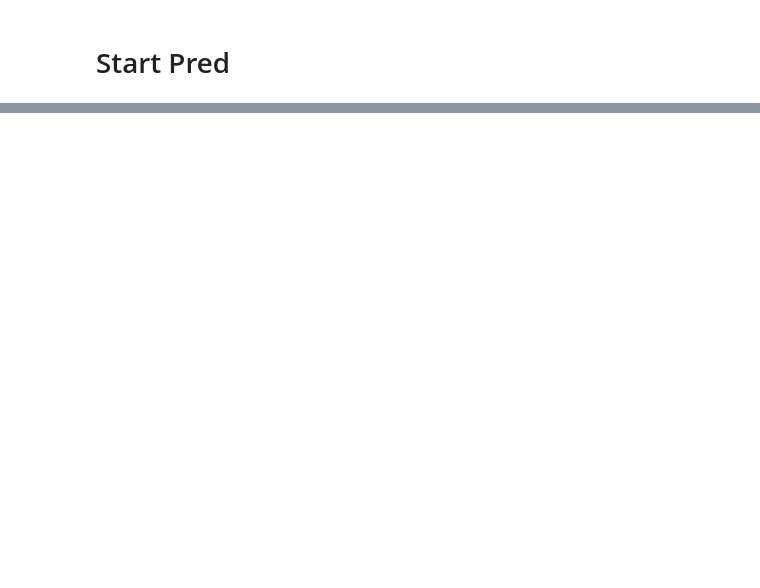
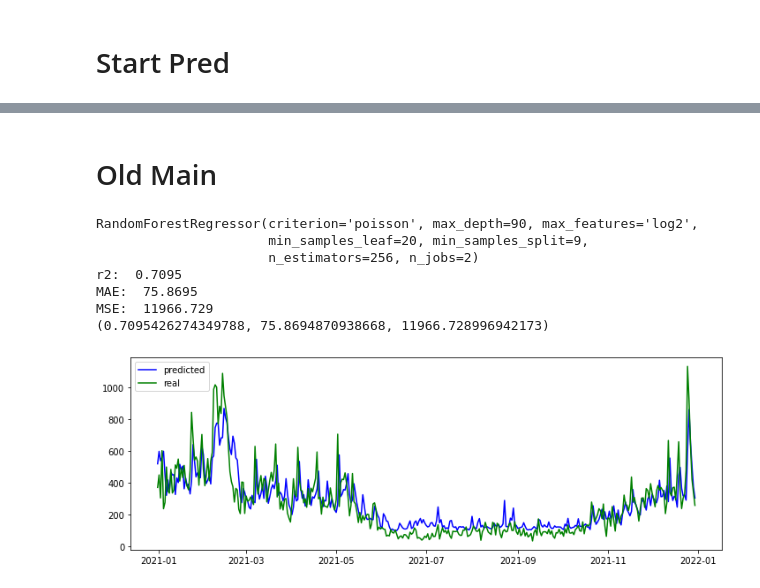
Before and after one commit to jw54kysa/bachelor_thesis_idle_time_prediction_nextbike, a Jupyter notebook: scripts/time_series/time_series_prediction.ipynb, the cells around one changed output, grey strips where cells are left out. Saved outputs shown, nothing was run; the diff lists cells and outputs as text; code cells hidden in the pictures; blank space fills up the shorter version.

```diff
--- a/scripts/time_series/time_series_prediction.ipynb
+++ b/scripts/time_series/time_series_prediction.ipynb
@@ -7,11 +7,17 @@ import statistics
 import matplotlib.pyplot as plt
 from tqdm import tqdm
 import pickle
-picklefile = open(f'../../data/time_series_data/old/tsdata_all hex', 'rb')
+
+
+#picklefile = open(f'../../data/time_series_data/ts_data_881f1a8cb7fffff_AugustusPlatz.csv', 'rb')
 #pickle the dataframe
-tsdata = pickle.load(picklefile)
+#tsdata = pickle.load(picklefile)
 #close file
-picklefile.close()
+#picklefile.close()
+
+tsdata = pd.read_csv('../../data/time_series_data/ts_data_881f1a8cb7fffff_AugustusPlatz.csv')
+tsdata['date'] = pd.to_datetime(tsdata['date'])
+tsdata = tsdata.set_index(['date'])
 # %%
 # ADD Weather Features
 
@@ -81,6 +87,7 @@ def regression_results(y_true, y_pred):
     print('r2: ', round(r2,4))
     print('MAE: ', round(mae,4))
     print('MSE: ', round(mse,4))
+    return r2, mae, mse
 # %%
 # fit, predict and display model#
 
@@ -93,10 +100,11 @@ def start_model(_model,_X_train,_y_train,_X_test,_y_test):
     _y_pred = _y_pred.set_index('date')
 
     #print Regression Results
+    print(_model)
     print(regression_results(_y_test.values,_y_pred.values))
 
     # plot predicted and real y
-    plt.subplots(figsize = (30,10))
+    plt.subplots(figsize = (12,4))
     # plot Training Data ?
     #plt.plot(_y_train, color='0.2')
 
@@ -118,3 +195,48 @@ None
+# %% [markdown]
+# Old Main
+# %%
+from sklearn.svm import SVR
+from sklearn.linear_model import LinearRegression
+from sklearn.neighbors import KNeighborsRegressor
+from sklearn.ensemble import RandomForestRegressor, GradientBoostingRegressor
+from sklearn.neural_network import MLPRegressor
+
+rfr = RandomForestRegressor()
+svr = SVR()
+lr = LinearRegression()
+knn = KNeighborsRegressor()
+gpr = GradientBoostingRegressor()
+mlpr = MLPRegressor()
+
+models = [rfr,svr,lr,knn,gpr,mlpr]
+
+_n_estimators = 256
+_criterion = 'poisson'
+_max_depth = 90
+_bootstrap = True
+_max_features = 'log2'
+_min_samples_leaf = 20
+_min_samples_split = 9
+
+model = RandomForestRegressor(n_estimators=_n_estimators,
+                                  criterion=_criterion,
+                                  max_depth=_max_depth,
+                                  bootstrap=_bootstrap,
+                                  max_features=_max_features,
+                                  min_samples_leaf=_min_samples_leaf,
+                                  min_samples_split=_min_samples_split,
+                                  n_jobs=2)
+
+start_model(model,X_train,y_train,X_test,y_test)
+# %% [output]
+RandomForestRegressor(criterion='poisson', max_depth=90, max_features='log2',
+                      min_samples_leaf=20, min_samples_split=9,
+                      n_estimators=256, n_jobs=2)
+r2:  0.7095
+MAE:  75.8695
+MSE:  11966.729
+(0.7095426274349788, 75.8694870938668, 11966.728996942173)
+[figure, added]
 # %%
 feature_importances = pd.DataFrame(model.feature_importances_, index =X_test.columns,  columns=['importance']).sort_values('importance', ascending=False)
 feature_importances
```
Also changed, not shown: parts of 8 cells of this notebook, 14 other files.
